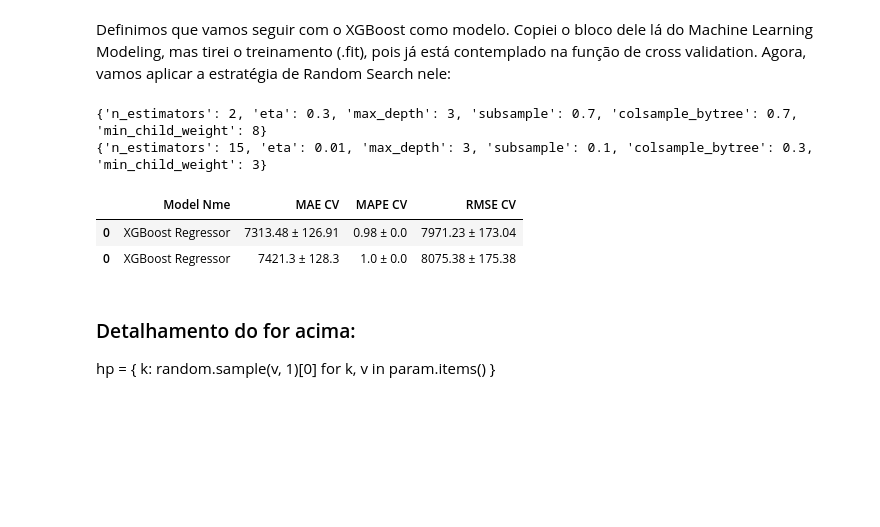
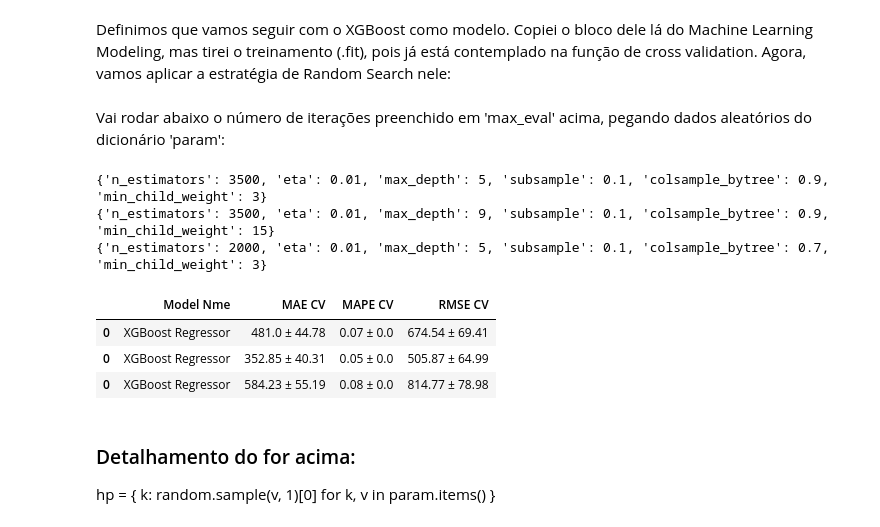
Before and after one commit to nortonvanz/Pharmacy-Sales-Forecast, a Jupyter notebook: notebooks/m04_eda.ipynb, the cells around one changed output. Cells and saved outputs as stored; diff of their text form; code cells hidden in the pictures; blank space fills up the shorter version.

```diff
--- a/notebooks/m04_eda.ipynb
+++ b/notebooks/m04_eda.ipynb
@@ -2400,12 +2403,11 @@ Criar função para cálculo do erro:
 def mean_absolute_percentage_error_fun (y, yhat):
     return np.mean( np.abs( ( y - yhat ) / y ) )
 
-#model_name: nome da função, y: valores reais, yhat: valores estimados
 def ml_error( model_name, y, yhat ):
     """ Calcula os erros do modelo passado
     model_name: nome do modelo
-    y: valores reais
-    yhat: valores estimados """
+             y: valores de vendas reais
+          yhat: valores de vendas estimados pelo modelo """
     mae = mean_absolute_error (y, yhat)
     mape = mean_absolute_percentage_error_fun( y, yhat )
     rmse = np.sqrt( mean_squared_error( y, yhat ) )
@@ -2752,11 +2762,12 @@ Image ('../img/time_series_cross_validation.png')
 # %%
 #Apenas para tareafs envolvendo time series, em função do kfold.
 def cross_validation( x_training, kfold , model_name, model, verbose=False):
-    """Calcula a performance real de um modelo passado via parâmetro .
-    Passo só os dados de treino inteiros, e irá dividir o dataset em treino e validação
+    """Calcula a performance real de um modelo passado via parâmetro.
+    model recebe o modelo já instanciado.
+    Passo só os dados de treino, e irá dividir o dataset em treino e validação
          conforme o número de divisões passado via 'kfoln'.
-    Irá a partir disso gerar os datasets de validação a cada iteração.
-    Irá então treinar o modelo passado, e também fazer a previsão do modelo.
+    Irá a partir disso criar os datasets de validação de 6 semanas a cada iteração.
+    Irá então treinar o modelo passado, e o modelo fará a previsão de vendas.
     Irá então chamar a função ml_erros, que calcula o erro do modelo.
     Retorna a performance real do modelo (erros: 'MAE','MAPE','RMSE') ± 1 std."""
 
@@ -2766,8 +2777,6 @@ def cross_validation( x_training, kfold , model_name, model, verbose=False):
 
     k = 1
     for k in reversed (range(1,kfold+1) ):
-        if verbose:
-            print('\nKFold Number: ',k)
 
         validation_start_date = x_training['date'].max() - dt.timedelta( days=k*6*7 )
         validation_end_date = x_training['date'].max() - dt.timedelta( days=(k-1)*6*7 )
@@ -2775,8 +2784,16 @@ def cross_validation( x_training, kfold , model_name, model, verbose=False):
         training = x_training[x_training['date'] < validation_start_date ]
         validation = x_training[ (x_training['date'] >= validation_start_date) & ( x_training['date'] <= validation_end_date) ]
 
+        if verbose:
+            print('\nKFold Number: ',k)
+            print('kFold training start date: ',training['date'].min() )
+            print('kFold training end date: ',training['date'].max() )
+            print('kFold validation start date: ',validation_start_date)
+            print('kFold validation end date: ',validation_end_date)
+
+
         #training and validation dataset:
-        # vou excluir agpra as colunas date e sales para treino e validação:
+        # vou excluir agora as colunas date e sales para treino e validação:
         xtraining = training.drop( ['date','sales'], axis=1 )#features
         ytraining = training['sales']#variável resposta
         xvalidation = validation.drop( ['date','sales'], axis=1 ) #features
@@ -2784,7 +2801,6 @@ def cross_validation( x_training, kfold , model_name, model, verbose=False):
 
         #model training (sobre os dados de treino)
         m = model.fit( xtraining, ytraining )
-        model
 
         #model prediction (sobre os dados de validação)
         yhat = m.predict ( xvalidation )
@@ -2831,48 +2869,52 @@ Definimos que vamos seguir com o XGBoost como modelo. Copiei o bloco dele lá do
 Agora, vamos aplicar a estratégia de Random Search nele:
 # %%
 #Cria dicionário com possíveis valores para os parâmetros.
-#Pra definir, é melhor colocar valores mais espassados, para com menos iterações ter
+#Pra definir, é melhor colocar valores mais espassados, para que com menos iterações, tenha
     #resultados mais variados.
 param = {
-    'n_estimators':[1500,2500,3500], #1500,2500,3500 quando deixar rodar, senão 15,17
+    'n_estimators':[500,2000,3500], #1500,2500,3500 quando deixar rodar, senão 15,17
     'eta':[0.01,0.3],
     'max_depth':[3,5,9],
     'subsample':[0.1,0.5,0.7],
     'colsample_bytree':[0.3,0.7,0.9],
     'min_child_weight':[3,8,15] }
 
-max_eval = 10 #10 quando deixar rodando, senão 2
+max_eval = 3 #5 quando deixar rodando, senão 2
+# %% [markdown]
+Vai rodar abaixo o número de iterações preenchido em 'max_eval' acima, pegando dados aleatórios do dicionário 'param':
 # %%
 final_result = pd.DataFrame()
 
 #Pra escolher aleatoriamente, usar um for:
 for i in range ( max_eval ):
-    #obtém para cada hp['parametro'] valores aleatórios a cada iteração: (detalhado snippet abaixo)
+    #obtém para cada hp['parametro'], valores aleatórios a cada iteração: (detalhado no snippet abaixo)
     hp = { k: random.sample(v, 1)[0] for k, v in param.items() }
     print( hp ) #printa pra ver quais valores foram escolhidos na iteração
 
     #model
     model_xgb = xgb.XGBRegressor(
             objective = 'reg:squarederror', #função objetiva
             n_estimators = hp['n_estimators'], #quantas árvores vai criar (fica legal com umas 3k arvores: leva horas)
             eta = hp['eta'], #quantas passadas usa pra fazer o aprendizado
             max_depth = hp['max_depth'], #máxima ramificação da árvore
             subsample = hp['subsample'], #% das variáveis de amostra pra selecionar as relevantes
             colsample_bytree = hp['colsample_bytree'],
             min_child_weight = hp['min_child_weight'] )
 
     #performance: já faço o cross validation
-                                        #kfold é 5!!
-    result = cross_validation( x_training, 2 , 'XGBoost Regressor', model_xgb, verbose=False)
+                                        #kfold é 5, 2 pra teste!!
+    result = cross_validation( x_training, 5 , 'XGBoost Regressor', model_xgb, verbose=False)
     final_result = pd.concat( [final_result, result] )
 
 final_result
 # %% [output]
-{'n_estimators': 2, 'eta': 0.3, 'max_depth': 3, 'subsample': 0.7, 'colsample_bytree': 0.7, 'min_child_weight': 8}
-{'n_estimators': 15, 'eta': 0.01, 'max_depth': 3, 'subsample': 0.1, 'colsample_bytree': 0.3, 'min_child_weight': 3}
+{'n_estimators': 3500, 'eta': 0.01, 'max_depth': 5, 'subsample': 0.1, 'colsample_bytree': 0.9, 'min_child_weight': 3}
+{'n_estimators': 3500, 'eta': 0.01, 'max_depth': 9, 'subsample': 0.1, 'colsample_bytree': 0.9, 'min_child_weight': 15}
+{'n_estimators': 2000, 'eta': 0.01, 'max_depth': 5, 'subsample': 0.1, 'colsample_bytree': 0.7, 'min_child_weight': 3}
 |  | Model Nme | MAE CV | MAPE CV | RMSE CV |
-| 0 | XGBoost Regressor | 7313.48 ± 126.91 | 0.98 ± 0.0 | 7971.23 ± 173.04 |
-| 0 | XGBoost Regressor | 7421.3 ± 128.3 | 1.0 ± 0.0 | 8075.38 ± 175.38 |
+| 0 | XGBoost Regressor | 481.0 ± 44.78 | 0.07 ± 0.0 | 674.54 ± 69.41 |
+| 0 | XGBoost Regressor | 352.85 ± 40.31 | 0.05 ± 0.0 | 505.87 ± 64.99 |
+| 0 | XGBoost Regressor | 584.23 ± 55.19 | 0.08 ± 0.0 | 814.77 ± 78.98 |
 # %% [markdown]
 ### Detalhamento do for acima:
 hp = { k: random.sample(v, 1)[0] for k, v in param.items() }
```
Also changed, not shown: parts of 67 cells of this notebook, 1 other file.
